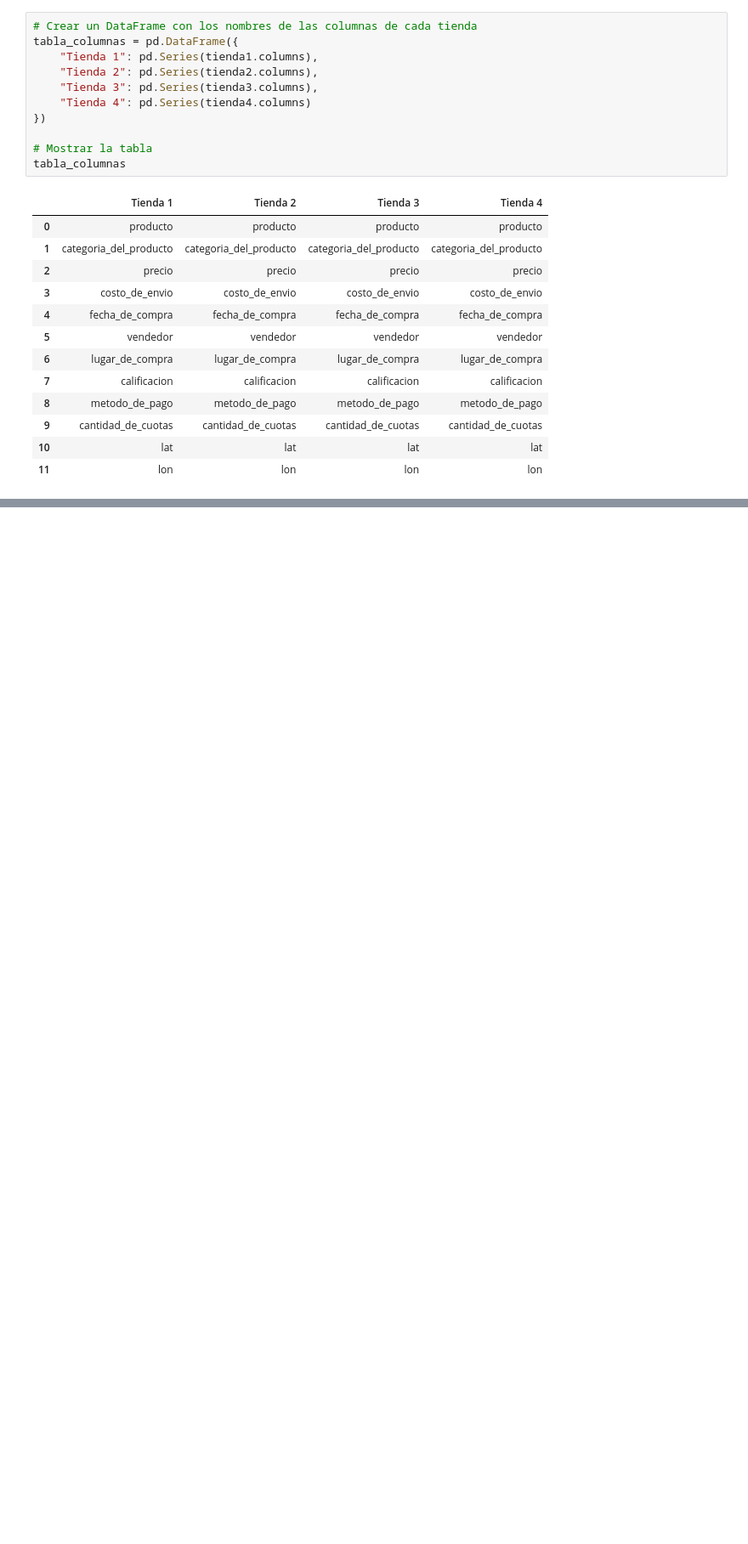
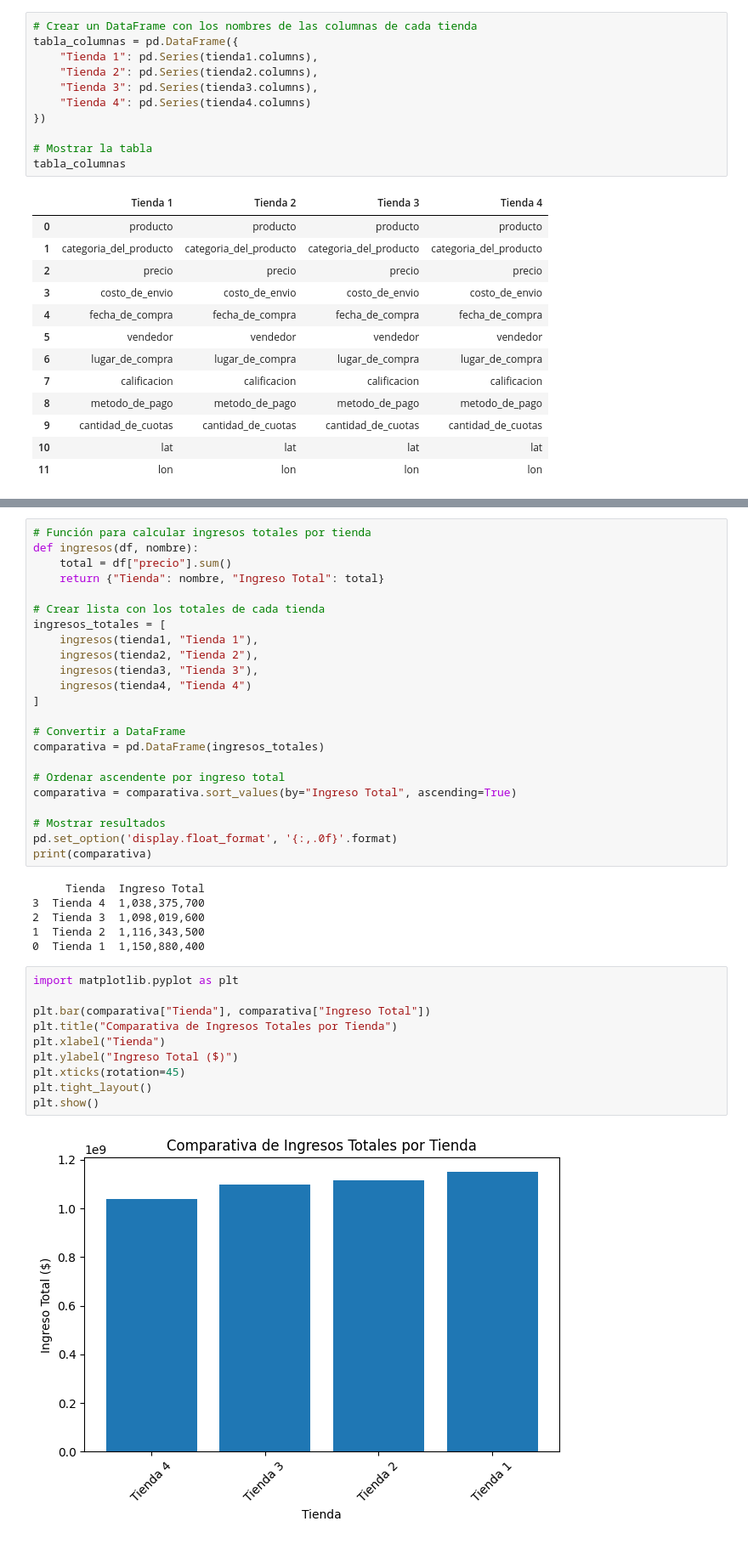
Before and after one commit to mikeismerio/challenge_alura_store, a Jupyter notebook: notebooks/01_analisis.ipynb, the cells around one changed output, grey strips where cells are left out. Shown at 85% size. Cells and saved outputs as stored; diff of their text form; blank space fills up the shorter version.

```diff
--- a/notebooks/01_analisis.ipynb
+++ b/notebooks/01_analisis.ipynb
@@ -67,0 +142,41 @@ tabla_columnas
+# %%
+# Función para calcular ingresos totales por tienda
+def ingresos(df, nombre):
+    total = df["precio"].sum()
+    return {"Tienda": nombre, "Ingreso Total": total}
+
+# Crear lista con los totales de cada tienda
+ingresos_totales = [
+    ingresos(tienda1, "Tienda 1"),
+    ingresos(tienda2, "Tienda 2"),
+    ingresos(tienda3, "Tienda 3"),
+    ingresos(tienda4, "Tienda 4")
+]
+
+# Convertir a DataFrame
+comparativa = pd.DataFrame(ingresos_totales)
+
+# Ordenar ascendente por ingreso total
+comparativa = comparativa.sort_values(by="Ingreso Total", ascending=True)
+
+# Mostrar resultados
+pd.set_option('display.float_format', '{:,.0f}'.format)
+print(comparativa)
+# %% [output]
+     Tienda  Ingreso Total
+3  Tienda 4  1,038,375,700
+2  Tienda 3  1,098,019,600
+1  Tienda 2  1,116,343,500
+0  Tienda 1  1,150,880,400
+# %%
+import matplotlib.pyplot as plt
+
+plt.bar(comparativa["Tienda"], comparativa["Ingreso Total"])
+plt.title("Comparativa de Ingresos Totales por Tienda")
+plt.xlabel("Tienda")
+plt.ylabel("Ingreso Total ($)")
+plt.xticks(rotation=45)
+plt.tight_layout()
+plt.show()
+# %% [output]
+[figure, added]
```
Also changed, not shown: parts of 7 cells of this notebook.
